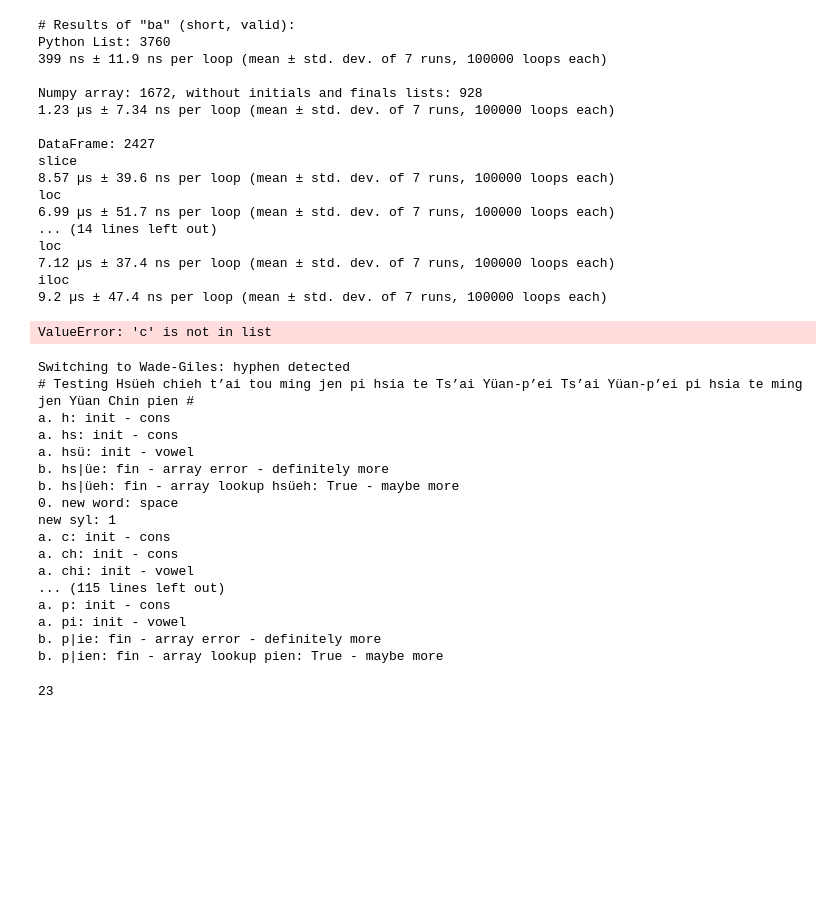
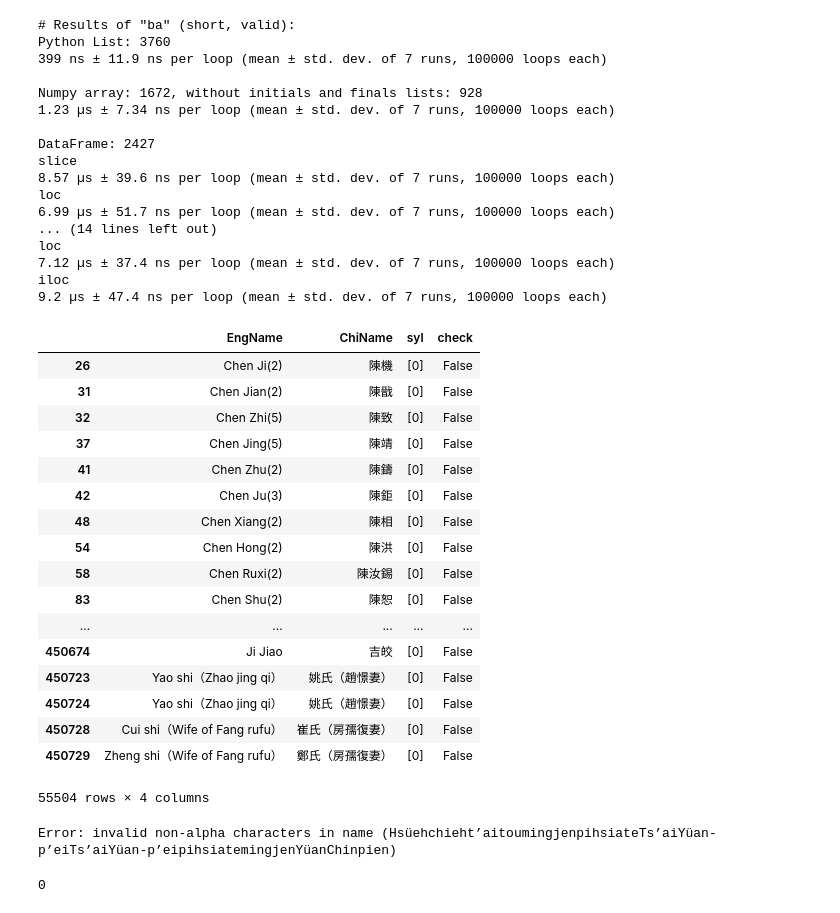
Before and after one commit to JHGFD82/ChineseSyllableCountGeneratorDraftNotes, a Jupyter notebook: Pinyin Syllable Count Generator.ipynb, the cells around one changed output. Drawn from its saved outputs; the diff is of its cells as text; code cells hidden in the pictures; blank space fills up the shorter version.

Commit message:
Optimized symbol detection

```diff
--- a/Pinyin Syllable Count Generator.ipynb
+++ b/Pinyin Syllable Count Generator.ipynb
@@ -202,10 +202,22 @@ def sylCount(pinyin, test=False, errorReport=False, CBDB=False):
     wg = False
 
     # Replace ideographic symbols, also trim leading and following spaces.
+    replSym = {'—':'-',
+               '–':'-',
+               '\'':'’',
+               '\u3000':' '}
     try:
-        pinyin = pinyin.replace('\u3000',' ').replace('\'','’').strip()
+        for i, n in replSym.items():
+            pinyin = pinyin.replace(i,n).strip()
+            evalText = pinyin.replace(n,'').strip()
     except:
         errorMsg = 'Error: null value'
+        if test == True: print(errorMsg)
+        if errorReport == True: return errorMsg
+        return [0]
+
+    if not evalText.isalpha():
+        errorMsg = 'Error: invalid non-alpha characters in name (' + evalText + ')'
         if test == True: print(errorMsg)
         if errorReport == True: return errorMsg
         return [0]
@@ -216,13 +228,6 @@ def sylCount(pinyin, test=False, errorReport=False, CBDB=False):
         finList = finWGList
         ar = arWG
         if test == True: print('Switching to Wade-Giles: hyphen detected')
-
-    # Make sure no symbols get through.
-    elif not pinyin.replace(' ','').replace('\'','').isalpha():
-        errorMsg = 'Error: invalid non-alpha characters in name'
-        if test == True: print(errorMsg)
-        if errorReport == True: return errorMsg
-        return [0]
 
     # CBDB testing purposes ONLY: if the family name is duplicated in the given name
     if CBDB == True:
@@ -374,42 +379,44 @@ def sylCount(pinyin, test=False, errorReport=False, CBDB=False):
 # %%
 import pandas as pd
 
 # Import CBDB data
-names = pd.read_csv('data/allCBDBnames.csv', index_col=0, names=['EngName','ChiName'], dtype=str, header=0)
+names = pd.read_csv('data/allCBDBnames.csv', index_col=0,
+                    names=['EngName','ChiName'], header=0)
 
 # Run sylCount function on 'EngName' column
 names['syl'] = names['EngName'].apply(sylCount, test=False, CBDB=True)
 
 # Add 'check' column to validate results
 def tryAdd(x):
     try:
         return sum(x)
     except:
         return
 names['check'] = names['ChiName'].str.len() == names['syl'].apply(tryAdd)
 
 # Filter results to show false negatives
 names[~names['check']]
 # %% [output]
+|  | EngName | ChiName | syl | check |
+| 26 | Chen Ji(2) | 陳機 | [0] | False |
+| 31 | Chen Jian(2) | 陳戩 | [0] | False |
+| 32 | Chen Zhi(5) | 陳致 | [0] | False |
+| 37 | Chen Jing(5) | 陳靖 | [0] | False |
+| 41 | Chen Zhu(2) | 陳鑄 | [0] | False |
+| 42 | Chen Ju(3) | 陳鉅 | [0] | False |
+| 48 | Chen Xiang(2) | 陳相 | [0] | False |
+| 54 | Chen Hong(2) | 陳洪 | [0] | False |
+| 58 | Chen Ruxi(2) | 陳汝錫 | [0] | False |
+| 83 | Chen Shu(2) | 陳恕 | [0] | False |
+| ... | ... | ... | ... | ... |
+| 450674 | Ji Jiao | 吉皎 | [0] | False |
+| 450723 | Yao shi（Zhao jing qi） | 姚氏（趙憬妻） | [0] | False |
+| 450724 | Yao shi（Zhao jing qi） | 姚氏（趙憬妻） | [0] | False |
+| 450728 | Cui shi（Wife of Fang rufu） | 崔氏（房孺復妻） | [0] | False |
+| 450729 | Zheng shi（Wife of Fang rufu） | 鄭氏（房孺復妻） | [0] | False |
-ValueError: 'c' is not in list
+55504 rows × 4 columns
 # %%
 sum(sylCount('Hsüeh chieh t\'ai tou ming jen pi hsia te Ts\'ai Yüan-p\'ei Ts\'ai Yüan-p\'ei pi hsia te ming jen Yüan Chin pien', test=True))
 # %% [output]
-Switching to Wade-Giles: hyphen detected
-# Testing Hsüeh chieh t’ai tou ming jen pi hsia te Ts’ai Yüan-p’ei Ts’ai Yüan-p’ei pi hsia te ming jen Yüan Chin pien #
-a. h: init - cons
-a. hs: init - cons
-a. hsü: init - vowel
-b. hs|üe: fin - array error - definitely more
-b. hs|üeh: fin - array lookup hsüeh: True - maybe more
-0. new word: space
-new syl: 1
-a. c: init - cons
-a. ch: init - cons
-a. chi: init - vowel
-... (115 lines left out)
-a. p: init - cons
-a. pi: init - vowel
-b. p|ie: fin - array error - definitely more
-b. p|ien: fin - array lookup pien: True - maybe more
+Error: invalid non-alpha characters in name (Hsüehchieht’aitoumingjenpihsiateTs’aiYüan-p’eiTs’aiYüan-p’eipihsiatemingjenYüanChinpien)
-23
+0
```
Also changed, not shown: parts of 1 cell of this notebook.
